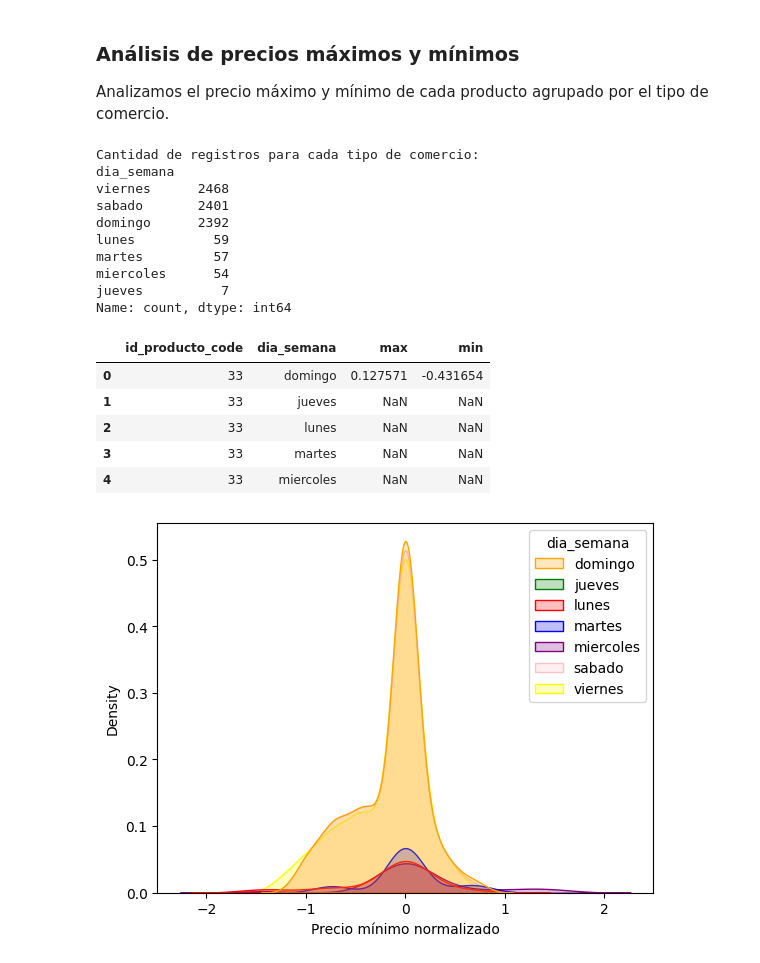
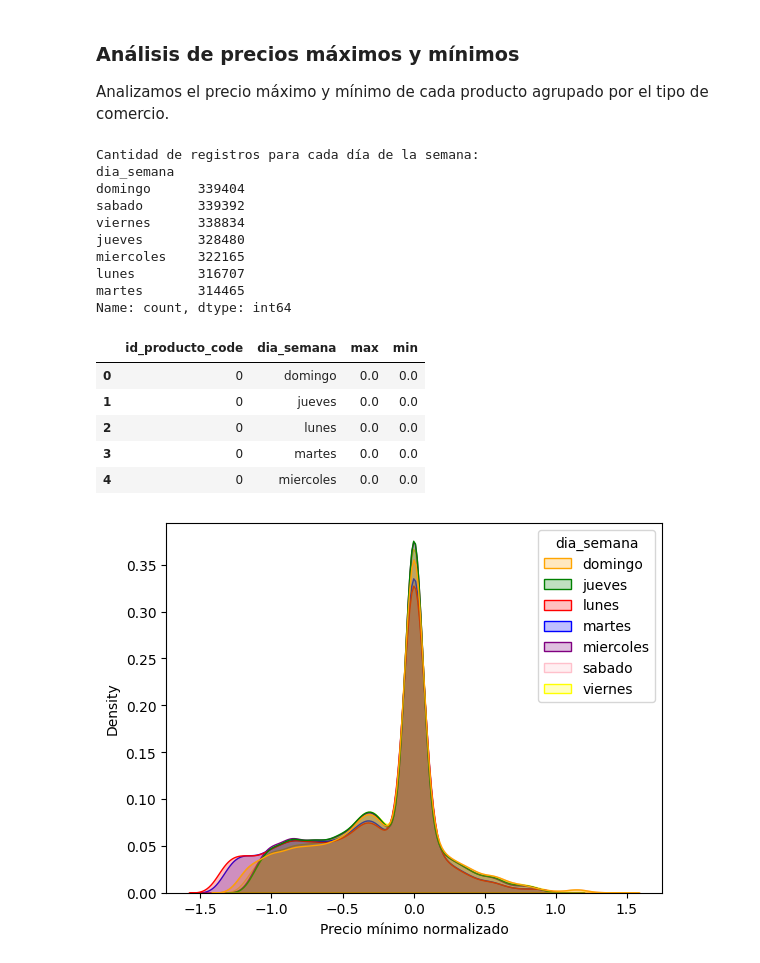
Before and after one commit to CEIA-MBer-ATacc/ceia_add_tps, a Jupyter notebook: TP1/analisis_dia_semana/TP1_dia_semana.ipynb, the cells around one changed output. Saved outputs shown, nothing was run; the diff lists cells and outputs as text; code cells hidden in the pictures.

```diff
--- a/TP1/analisis_dia_semana/TP1_dia_semana.ipynb
+++ b/TP1/analisis_dia_semana/TP1_dia_semana.ipynb
@@ -105,13 +105,13 @@ De la ultima celda podemos analizar que hay productos que estan en TODAS las suc
 # %% [markdown]
 Para tener un análisis acorde tomamos aquellos productos de bebidas no alcóholicas que están en los tres tipos de comercios.
 # %%
-# Contar el número de sucursales únicas por producto
-productos_en_todas_sucursales = productos_df.groupby('id_producto')['dia_semana'].nunique()
+# Contar el número de días únicos por producto
+productos_en_todos_los_dias_de_semana = productos_df.groupby('id_producto')['dia_semana'].nunique()
 
-# Filtrar los productos que están en todas los comercios, que en nuestro caso son 3, expres, hiper, market
-productos_en_todas_sucursales = productos_en_todas_sucursales[productos_en_todas_sucursales == 3].index
+# Filtrar los productos que están en todas los días de la semana
+productos_en_todos_los_dias_de_semana = productos_en_todos_los_dias_de_semana[productos_en_todos_los_dias_de_semana == 7].index
 
 # Filtrar el DataFrame original
-productos_df_en_varias_sucursales = productos_df[productos_df['id_producto'].isin(productos_en_todas_sucursales)]
-print(f"Cantidad de productos que estan en los 3 comercios: {len(productos_df_en_varias_sucursales['id_producto'].value_counts())}")
+productos_df_dias_de_semana = productos_df[productos_df['id_producto'].isin(productos_en_todos_los_dias_de_semana)]
+print(f"Cantidad de productos que estan en los 7 días de la semana: {productos_df_dias_de_semana['id_producto'].nunique()}")
 # %% [output]
@@ -137,4 +137,14 @@ def remove_outliers_iqr(group):
     return group[(group['precio_zscore'] >= lower) & (group['precio_zscore'] <= upper)]
 
 # Aplica la función por categoría
-productos_df_en_varias_sucursales = productos_df_en_varias_sucursales.groupby('dia_semana', group_keys=False).apply(remove_outliers_iqr)
+productos_df_dias_de_semana = productos_df_dias_de_semana.groupby('dia_semana', group_keys=False).apply(remove_outliers_iqr)
+# %%
+# Contar el número de días únicos por producto
+productos_en_todos_los_dias_de_semana = productos_df_dias_de_semana.groupby('id_producto')['dia_semana'].nunique()
+
+# Filtrar los productos que están en todas los días de la semana
+productos_en_todos_los_dias_de_semana = productos_en_todos_los_dias_de_semana[productos_en_todos_los_dias_de_semana == 7].index
+
+# Filtrar el DataFrame original
+productos_df_dias_de_semana = productos_df_dias_de_semana[productos_df_dias_de_semana['id_producto'].isin(productos_en_todos_los_dias_de_semana)]
+print(f"Cantidad de productos que estan en los 7 días de la semana: {productos_df_dias_de_semana['id_producto'].nunique()}")
@@ -152,36 +164,36 @@ plt.show()
 
 Analizamos el precio máximo y mínimo de cada producto agrupado por el tipo de comercio.
 # %%
-print("Cantidad de registros para cada tipo de comercio:")
-print(productos_df_en_varias_sucursales['dia_semana'].value_counts())
+print("Cantidad de registros para cada día de la semana:")
+print(productos_df_dias_de_semana['dia_semana'].value_counts())
 
 # Agrupar por id_producto y dia_semana y calcular el máximo y mínimo de precio_zscore
-resultado = productos_df_en_varias_sucursales.groupby(['id_producto_code', 'dia_semana'])['precio_zscore'].agg(['max', 'min']).reset_index()
+resultado = productos_df_dias_de_semana.groupby(['id_producto_code', 'dia_semana'])['precio_zscore'].agg(['max', 'min']).reset_index()
 
 resultado.head()
 # %% [output]
-Cantidad de registros para cada tipo de comercio:
+Cantidad de registros para cada día de la semana:
 dia_semana
-viernes      2468
-sabado       2401
-domingo      2392
-lunes          59
-martes         57
-miercoles      54
-jueves          7
+domingo      339404
+sabado       339392
+viernes      338834
+jueves       328480
+miercoles    322165
+lunes        316707
+martes       314465
 Name: count, dtype: int64
 |  | id_producto_code | dia_semana | max | min |
-| 0 | 33 | domingo | 0.127571 | -0.431654 |
-| 1 | 33 | jueves | NaN | NaN |
-| 2 | 33 | lunes | NaN | NaN |
-| 3 | 33 | martes | NaN | NaN |
-| 4 | 33 | miercoles | NaN | NaN |
+| 0 | 0 | domingo | 0.0 | 0.0 |
+| 1 | 0 | jueves | 0.0 | 0.0 |
+| 2 | 0 | lunes | 0.0 | 0.0 |
+| 3 | 0 | martes | 0.0 | 0.0 |
+| 4 | 0 | miercoles | 0.0 | 0.0 |
 # %%
 sns.kdeplot(data=resultado, x='min', hue='dia_semana', fill=True, palette=colores)
 plt.xlabel('Precio mínimo normalizado')
 plt.show()
 # %% [output]
-[figure, old version]
+[figure, new version]
 # %%
 sns.kdeplot(data=resultado, x='max', hue='dia_semana', fill=True, palette=colores)
 plt.xlabel('Precio máximo normalizado')
```
Also changed, not shown: parts of 6 cells of this notebook, 25 other files.
